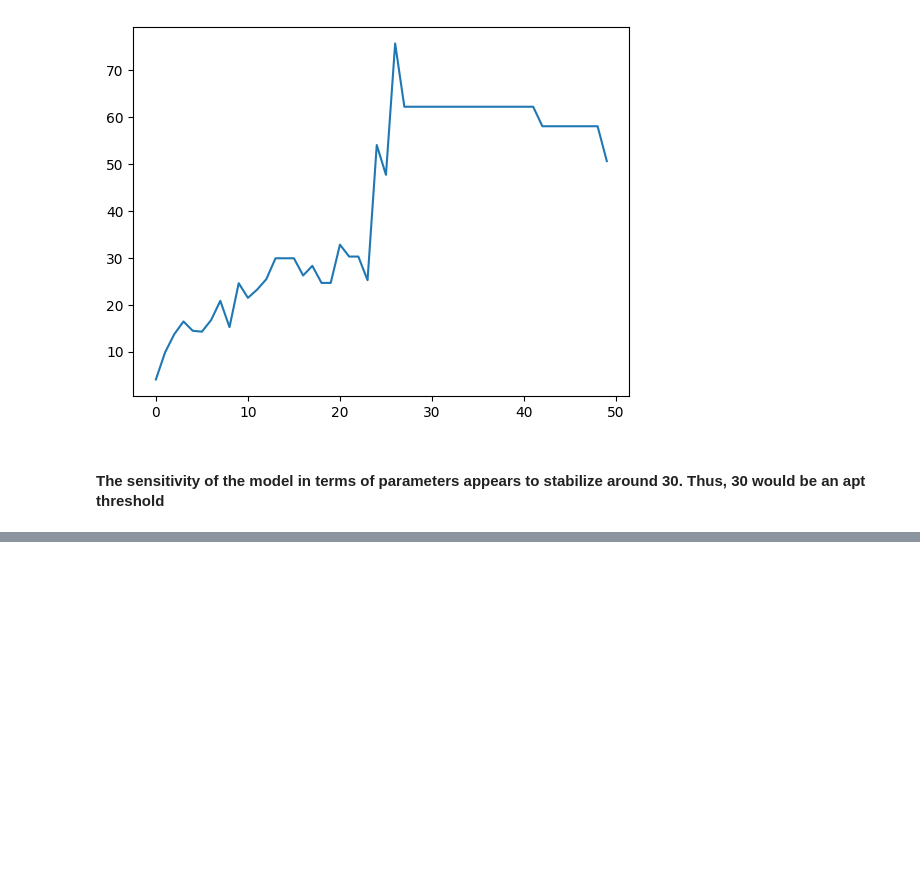
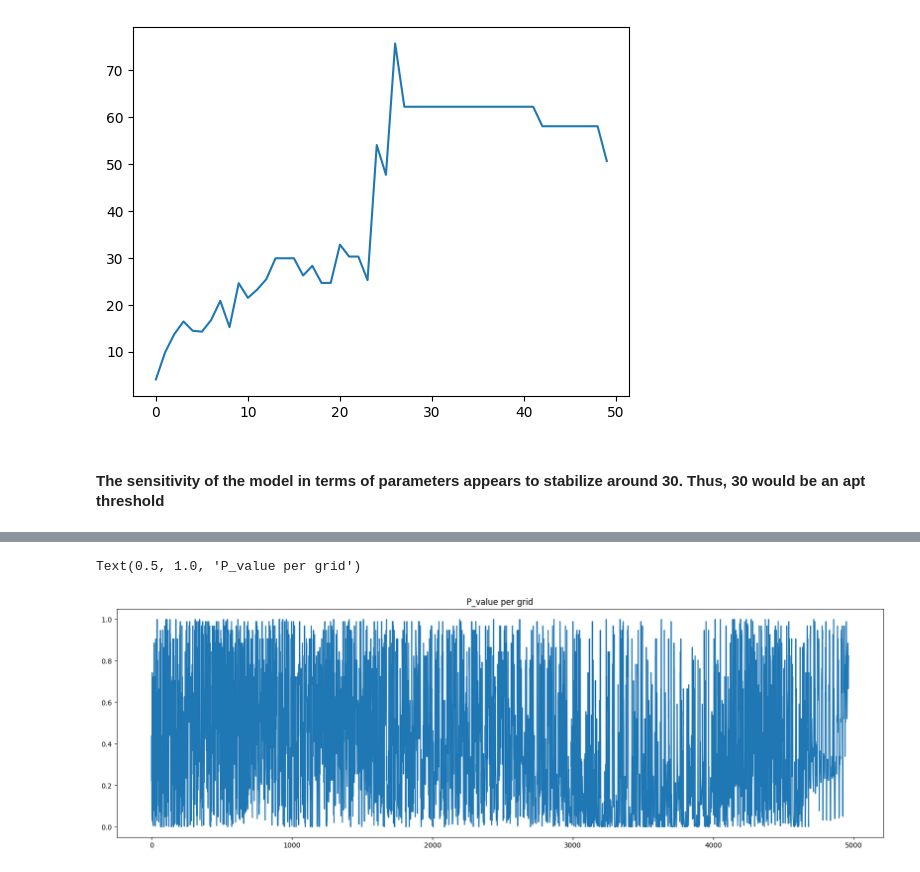
Before and after one commit to jtdocter27/Engineering-Probability---Statistics, a Jupyter notebook: R_project.ipynb, the cells around one changed output, grey strips where cells are left out. Cells and saved outputs as stored; diff of their text form; code cells hidden in the pictures; blank space fills up the shorter version.

```diff
--- a/R_project.ipynb
+++ b/R_project.ipynb
@@ -898,0 +970,3 @@ plt.plot(scale)
+# %%
+india_rainfall_recent = india_rainfall.iloc[79:116]
+india_rainfall_recent
@@ -898,0 +992,21 @@ plt.plot(scale)
+# %%
+trend_all = []
+p_value_all = []
+slope_all = []
+
+for column in india_rainfall_recent:
+    grid = np.array(india_rainfall_recent[column].values)
+    mk_result = mk.original_test(grid)
+    trend = mk_result.trend
+    trend_all.append(trend)
+    p_value = mk_result.p
+    p_value_all.append(p_value)
+    slope = mk_result.slope
+    slope_all.append(slope)
+# %%
+plt.figure(figsize=(20, 6))
+sns.lineplot(p_value_all)
+plt.title('P_value per grid')
+# %% [output]
+Text(0.5, 1.0, 'P_value per grid')
+[figure, added]
```
Also changed, not shown: parts of 25 cells of this notebook, 1 other file.
